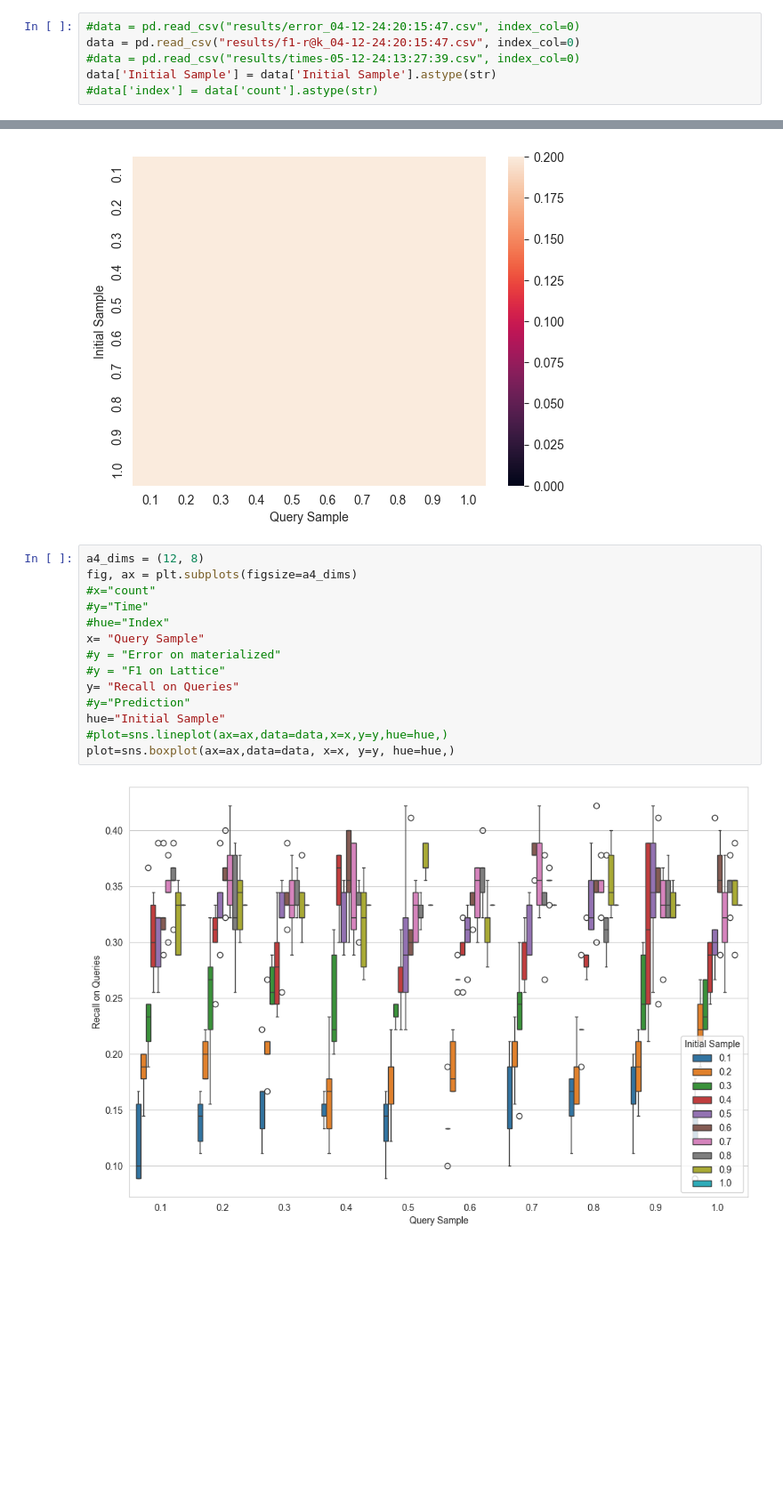
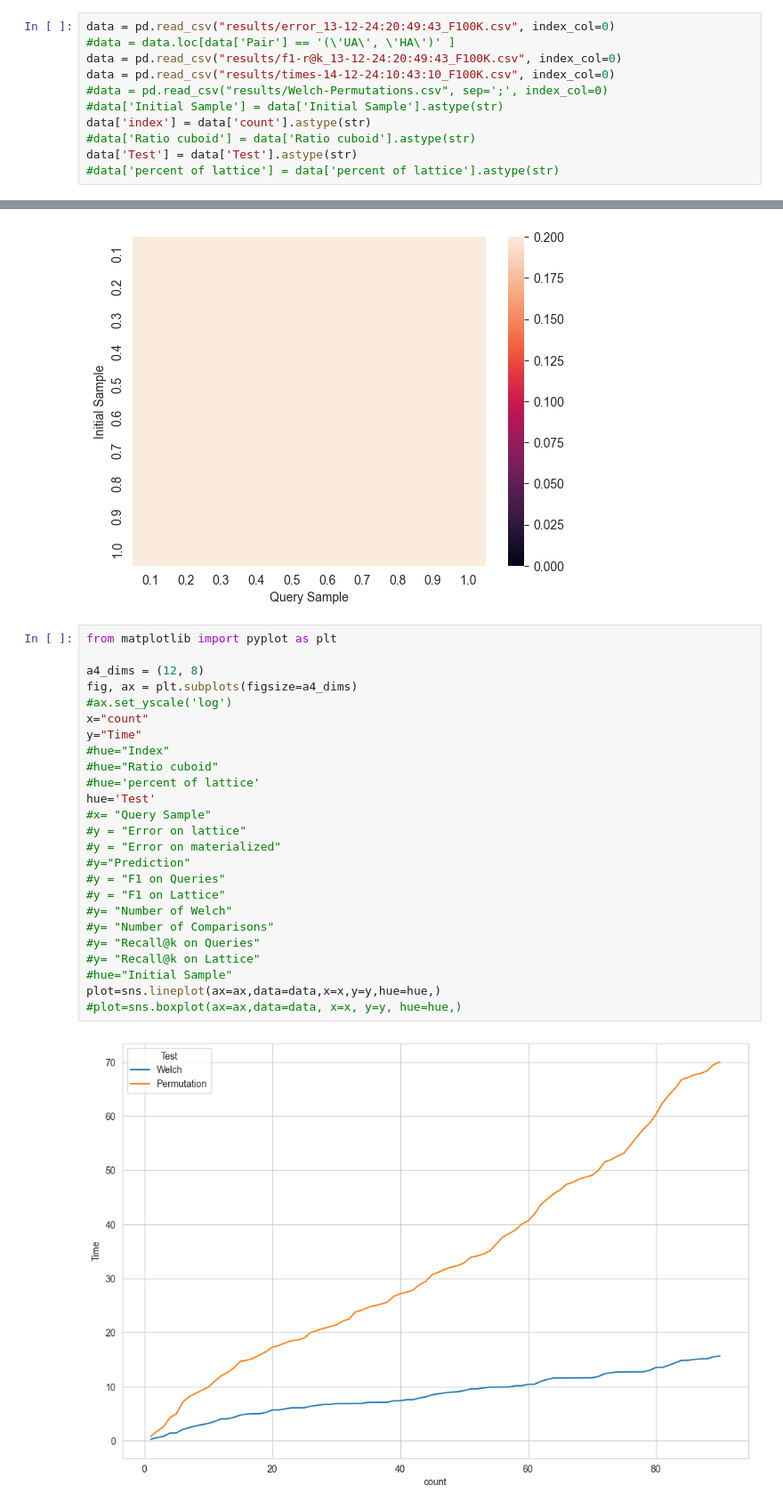
Before and after one commit to patrickmarcel/rankInsightGeneration, a Jupyter notebook: visu-results.ipynb, the cells around one changed output, grey strips where cells are left out. Shown at 89% size. Drawn from its saved outputs; the diff is of its cells as text; blank space fills up the shorter version.

```diff
--- a/visu-results.ipynb
+++ b/visu-results.ipynb
@@ -7,9 +7,14 @@ from matplotlib import pyplot as plt
 # %%
-#data = pd.read_csv("results/error_04-12-24:20:15:47.csv", index_col=0)
-data = pd.read_csv("results/f1-r@k_04-12-24:20:15:47.csv", index_col=0)
-#data = pd.read_csv("results/times-05-12-24:13:27:39.csv", index_col=0)
-data['Initial Sample'] = data['Initial Sample'].astype(str)
-#data['index'] = data['count'].astype(str)
+data = pd.read_csv("results/error_13-12-24:20:49:43_F100K.csv", index_col=0)
+#data = data.loc[data['Pair'] == '(\'UA\', \'HA\')' ]
+data = pd.read_csv("results/f1-r@k_13-12-24:20:49:43_F100K.csv", index_col=0)
+data = pd.read_csv("results/times-14-12-24:10:43:10_F100K.csv", index_col=0)
+#data = pd.read_csv("results/Welch-Permutations.csv", sep=';', index_col=0)
+#data['Initial Sample'] = data['Initial Sample'].astype(str)
+data['index'] = data['count'].astype(str)
+#data['Ratio cuboid'] = data['Ratio cuboid'].astype(str)
+data['Test'] = data['Test'].astype(str)
+#data['percent of lattice'] = data['percent of lattice'].astype(str)
 # %%
 data.head()
 # %% [output]
@@ -42,20 +47,31 @@ sns.heatmap(pivot, vmin=0, vmax=0.2)
 <Axes: xlabel='Query Sample', ylabel='Initial Sample'>
 [figure]
 # %%
+from matplotlib import pyplot as plt
+
 a4_dims = (12, 8)
 fig, ax = plt.subplots(figsize=a4_dims)
-#x="count"
-#y="Time"
+#ax.set_yscale('log')
+x="count"
+y="Time"
 #hue="Index"
-x= "Query Sample"
+#hue="Ratio cuboid"
+#hue='percent of lattice'
+hue='Test'
+#x= "Query Sample"
+#y = "Error on lattice"
 #y = "Error on materialized"
+#y="Prediction"
+#y = "F1 on Queries"
 #y = "F1 on Lattice"
-y= "Recall on Queries"
-#y="Prediction"
-hue="Initial Sample"
-#plot=sns.lineplot(ax=ax,data=data,x=x,y=y,hue=hue,)
-plot=sns.boxplot(ax=ax,data=data, x=x, y=y, hue=hue,)
+#y= "Number of Welch"
+#y= "Number of Comparisons"
+#y= "Recall@k on Queries"
+#y= "Recall@k on Lattice"
+#hue="Initial Sample"
+plot=sns.lineplot(ax=ax,data=data,x=x,y=y,hue=hue,)
+#plot=sns.boxplot(ax=ax,data=data, x=x, y=y, hue=hue,)
 # %% [output]
-[figure, old version]
+[figure, new version]
 # %%
 save=plot.get_figure()
```
Also changed, not shown: parts of 3 cells of this notebook, 2 other files.
